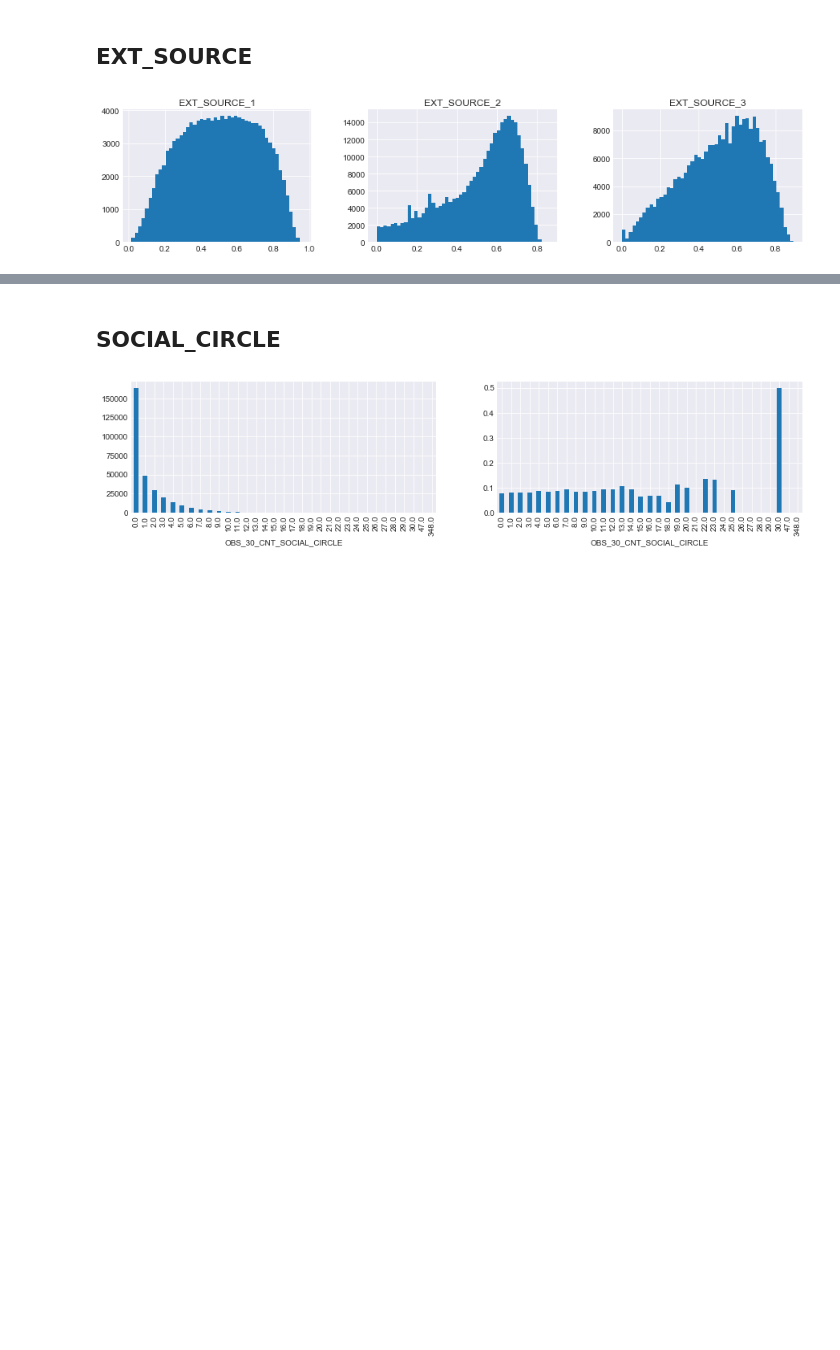
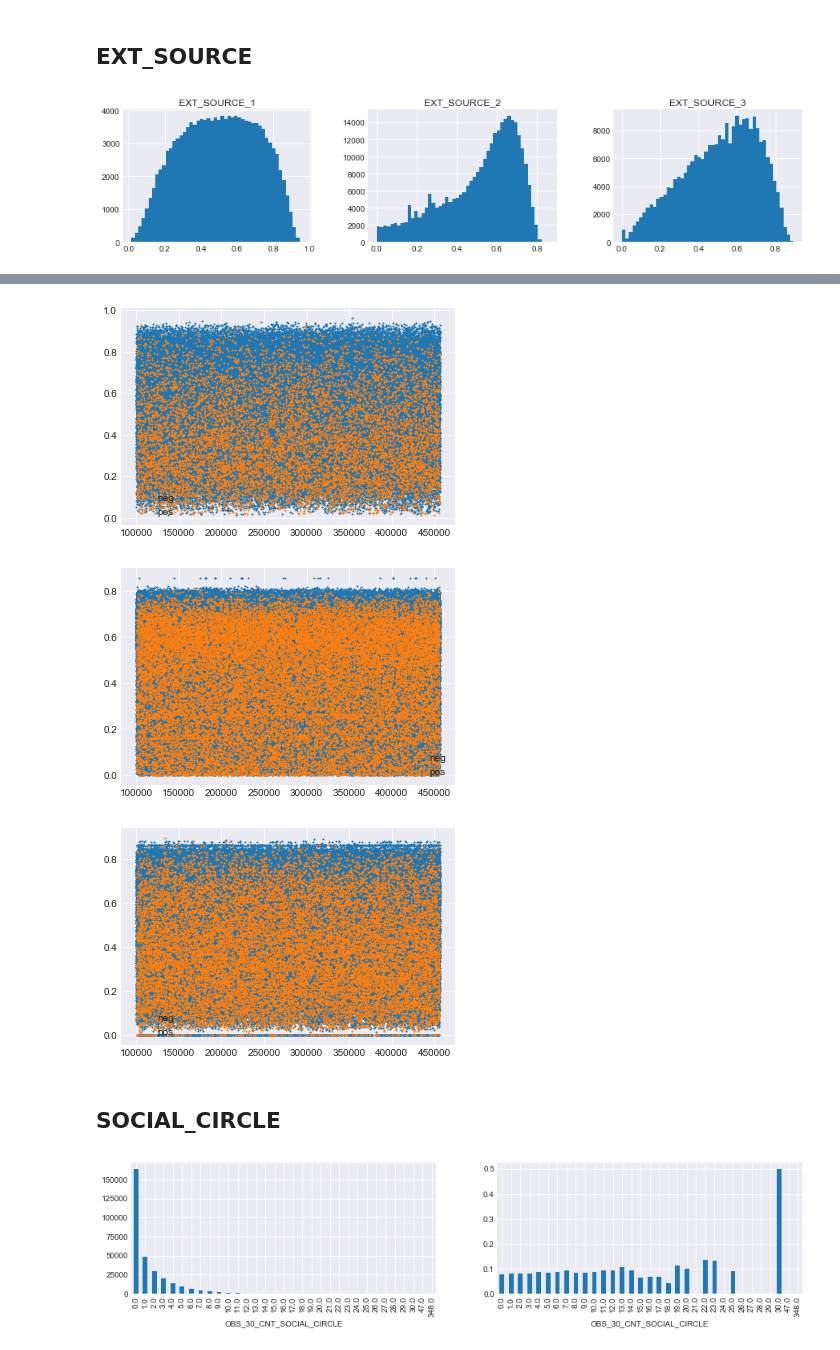
Before and after one commit to amaotone/home-credit-default-risk, a Jupyter notebook: protos/EDA_train_test.ipynb, the cells around one changed output, grey strips where cells are left out. Saved outputs shown, nothing was run; the diff lists cells and outputs as text; code cells hidden in the pictures; blank space fills up the shorter version.

```diff
--- a/protos/EDA_train_test.ipynb
+++ b/protos/EDA_train_test.ipynb
@@ -212,3 +212,15 @@ train.filter(regex='EXT_SOURCE').hist(layout=(1, 3), figsize=(15, 3), bins=50)
 plt.show()
 # %% [output]
 [figure]
+# %%
+import itertools
+ext_cols = {'ext1': 'EXT_SOURCE_1', 'ext2': 'EXT_SOURCE_2', 'ext3': 'EXT_SOURCE_3'}
+for i, j in tqdm(itertools.combinations(ext_cols.keys(), 2)):
+    train[f'{i}_plus_{j}'] = train[ext_cols[i]] + train[ext_cols[j]]
+    train[f'{i}_minus_{j}'] = train[ext_cols[i]] - train[ext_cols[j]]
+    train[f'{i}_times_{j}'] = train[ext_cols[i]] * train[ext_cols[j]]
+    train[f'{i}_div_{j}'] = train[ext_cols[i]] / (train[ext_cols[j]] + 0.1)
+    test[f'{i}_plus_{j}'] = test[ext_cols[i]] + test[ext_cols[j]]
+    test[f'{i}_minus_{j}'] = test[ext_cols[i]] - test[ext_cols[j]]
+    test[f'{i}_times_{j}'] = test[ext_cols[i]] * test[ext_cols[j]]
+    test[f'{i}_div_{j}'] = test[ext_cols[i]] / (test[ext_cols[j]] + 0.1)
@@ -215,3 +248,13 @@ plt.show()
+# %%
+for f in train.filter(regex='EXT_SOURCE').columns:
+    plt.scatter(train.SK_ID_CURR[neg], train.loc[neg, f], s=1, label='neg')
+    plt.scatter(train.SK_ID_CURR[pos], train.loc[pos, f], s=1, label='pos')
+    plt.legend()
+    plt.show()
+# %% [output]
+[figure, added]
+[figure, added]
+[figure, added]
 # %% [markdown]
 ## SOCIAL_CIRCLE
 # %%
```
Also changed, not shown: parts of 7 cells of this notebook, 13 other files.
